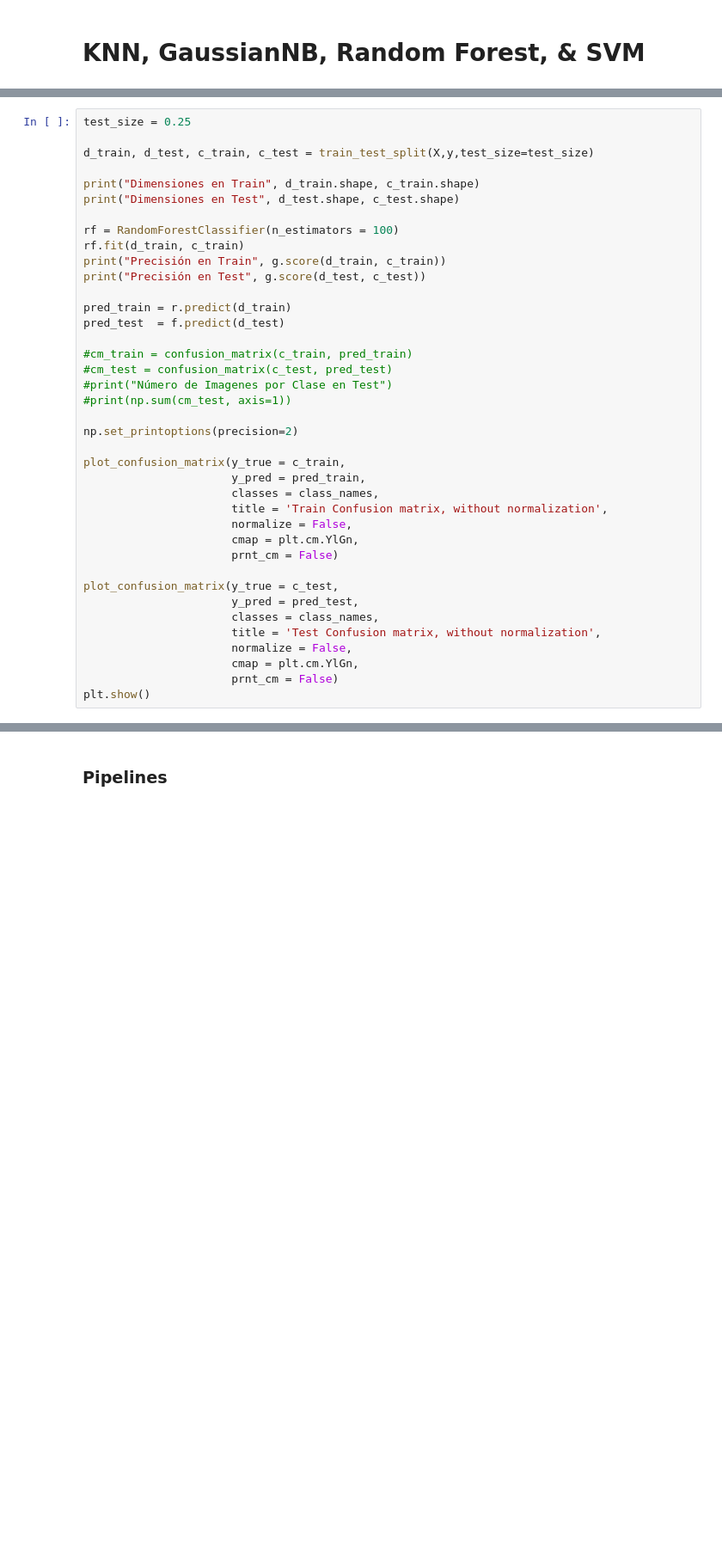
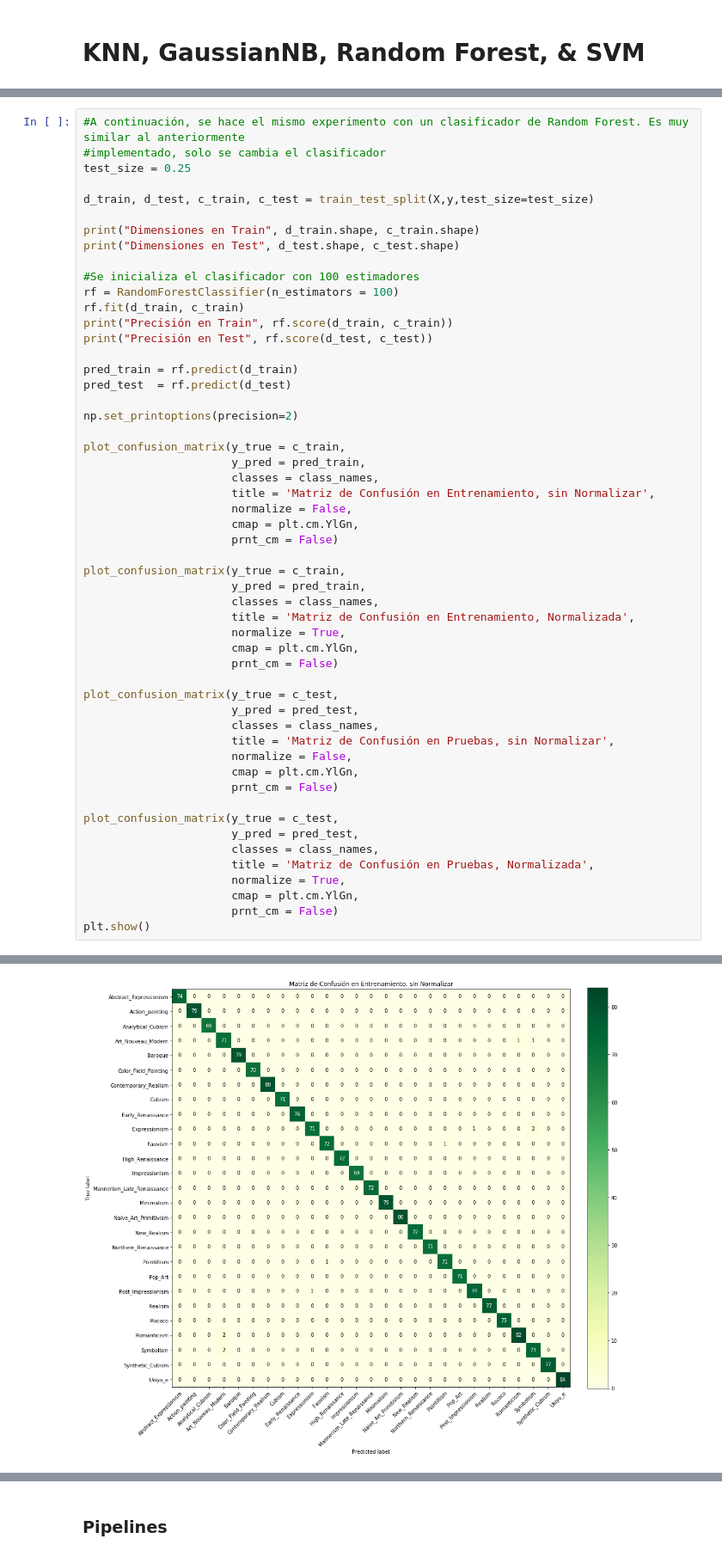
Before and after one commit to Momo-owo/ArtSource, a Jupyter notebook: artsource_notebook.ipynb, the cells around one changed output, grey strips where cells are left out. Shown at 86% size. Drawn from its saved outputs; the diff is of its cells as text; blank space fills up the shorter version.

```diff
--- a/artsource_notebook.ipynb
+++ b/artsource_notebook.ipynb
@@ -371,4 +472,6 @@ plt.subplot(142), plt.colorbar();
 # %%
+#A continuación, se hace el mismo experimento con un clasificador de Random Forest. Es muy similar al anteriormente
+#implementado, solo se cambia el clasificador
 test_size = 0.25
 
 d_train, d_test, c_train, c_test = train_test_split(X,y,test_size=test_size)
@@ -376,25 +479,37 @@ d_train, d_test, c_train, c_test = train_test_split(X,y,test_size=test_size)
 print("Dimensiones en Train", d_train.shape, c_train.shape)
 print("Dimensiones en Test", d_test.shape, c_test.shape)
 
+#Se inicializa el clasificador con 100 estimadores
 rf = RandomForestClassifier(n_estimators = 100)
 rf.fit(d_train, c_train)
-print("Precisión en Train", g.score(d_train, c_train))
-print("Precisión en Test", g.score(d_test, c_test))
+print("Precisión en Train", rf.score(d_train, c_train))
+print("Precisión en Test", rf.score(d_test, c_test))
 
-pred_train = r.predict(d_train)
-pred_test  = f.predict(d_test)
-
-#cm_train = confusion_matrix(c_train, pred_train)
-#cm_test = confusion_matrix(c_test, pred_test)
-#print("Número de Imagenes por Clase en Test")
-#print(np.sum(cm_test, axis=1))
+pred_train = rf.predict(d_train)
+pred_test  = rf.predict(d_test)
 
 np.set_printoptions(precision=2)
 
 plot_confusion_matrix(y_true = c_train,
                       y_pred = pred_train,
                       classes = class_names,
-                      title = 'Train Confusion matrix, without normalization',
+                      title = 'Matriz de Confusión en Entrenamiento, sin Normalizar',
+                      normalize = False,
+                      cmap = plt.cm.YlGn,
+                      prnt_cm = False)
+
+plot_confusion_matrix(y_true = c_train,
+                      y_pred = pred_train,
+                      classes = class_names,
+                      title = 'Matriz de Confusión en Entrenamiento, Normalizada',
+                      normalize = True,
+                      cmap = plt.cm.YlGn,
+                      prnt_cm = False)
+
+plot_confusion_matrix(y_true = c_test,
+                      y_pred = pred_test,
+                      classes = class_names,
+                      title = 'Matriz de Confusión en Pruebas, sin Normalizar',
                       normalize = False,
                       cmap = plt.cm.YlGn,
                       prnt_cm = False)
@@ -402,8 +517,8 @@ plot_confusion_matrix(y_true = c_train,
 plot_confusion_matrix(y_true = c_test,
                       y_pred = pred_test,
                       classes = class_names,
-                      title = 'Test Confusion matrix, without normalization',
-                      normalize = False,
+                      title = 'Matriz de Confusión en Pruebas, Normalizada',
+                      normalize = True,
                       cmap = plt.cm.YlGn,
                       prnt_cm = False)
 plt.show()
@@ -413,0 +530 @@ NameError: name 'g' is not defined
+[figure, added]
```
Also changed, not shown: parts of 49 cells of this notebook.
